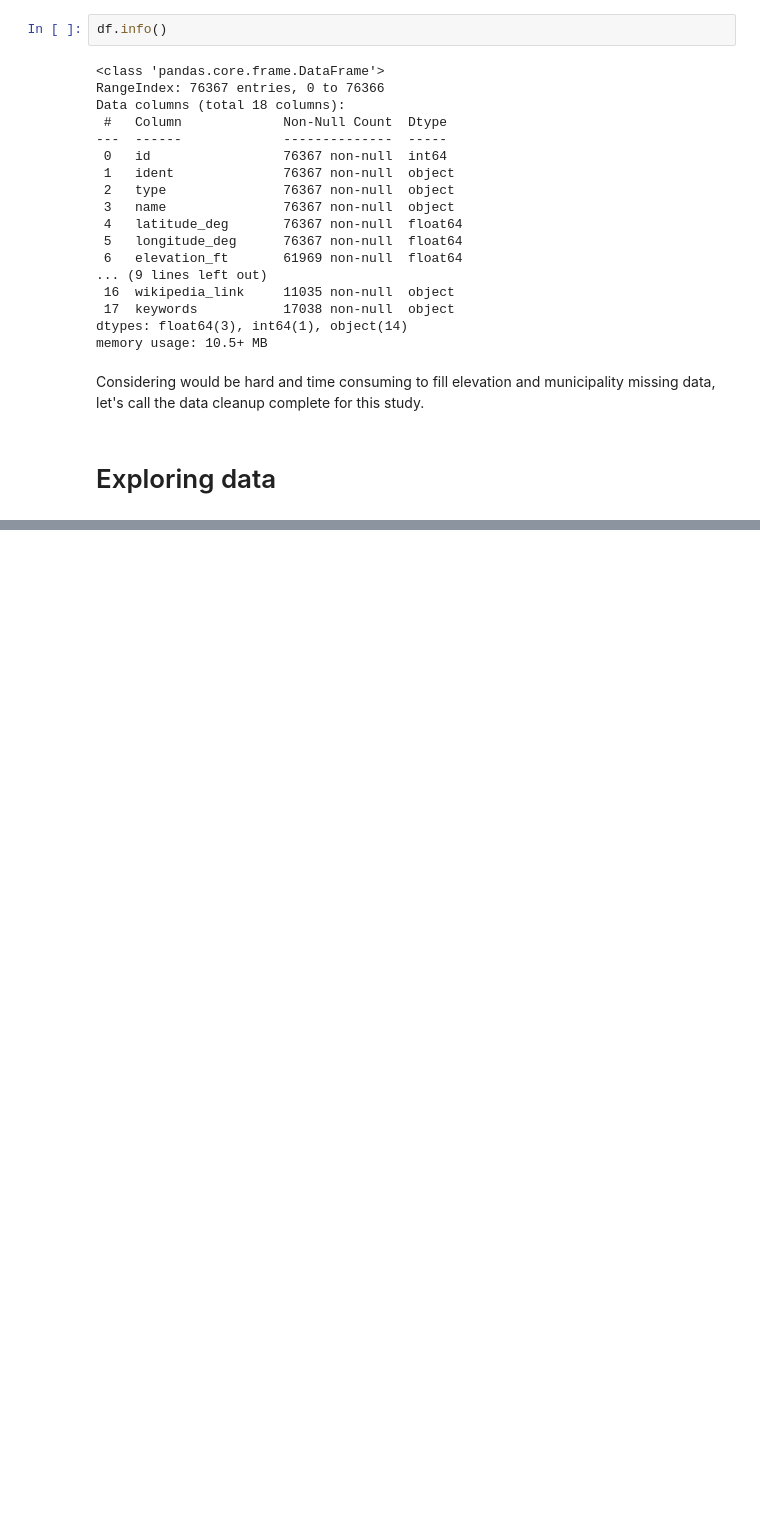
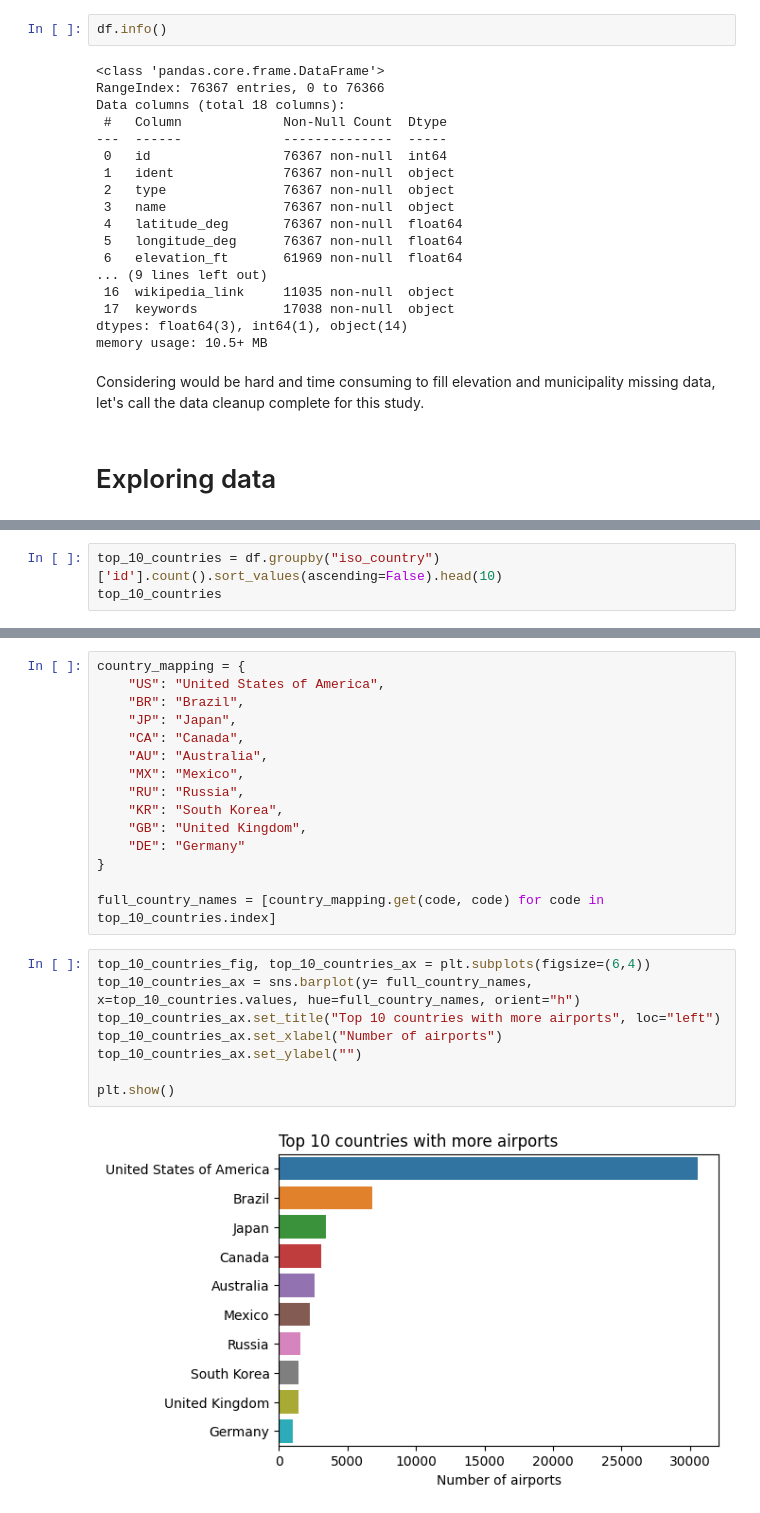
Before and after one commit to fernandowolff/worldwide-airports-dataset-analysis, a Jupyter notebook: worldwide-airports-analysis.ipynb, the cells around one changed output, grey strips where cells are left out. Cells and saved outputs as stored; diff of their text form; blank space fills up the shorter version.

```diff
--- a/worldwide-airports-analysis.ipynb
+++ b/worldwide-airports-analysis.ipynb
@@ -260,0 +298,3 @@ Considering would be hard and time consuming to fill elevation and municipality
+# %%
+top_10_countries = df.groupby("iso_country")['id'].count().sort_values(ascending=False).head(10)
+top_10_countries
@@ -260,0 +325,25 @@ Considering would be hard and time consuming to fill elevation and municipality
+# %%
+country_mapping = {
+    "US": "United States of America",
+    "BR": "Brazil",
+    "JP": "Japan",
+    "CA": "Canada",
+    "AU": "Australia",
+    "MX": "Mexico",
+    "RU": "Russia",
+    "KR": "South Korea",
+    "GB": "United Kingdom",
+    "DE": "Germany"
+}
+
+full_country_names = [country_mapping.get(code, code) for code in top_10_countries.index]
+# %%
+top_10_countries_fig, top_10_countries_ax = plt.subplots(figsize=(6,4))
+top_10_countries_ax = sns.barplot(y= full_country_names, x=top_10_countries.values, hue=full_country_names, orient="h")
+top_10_countries_ax.set_title("Top 10 countries with more airports", loc="left")
+top_10_countries_ax.set_xlabel("Number of airports")
+top_10_countries_ax.set_ylabel("")
+
+plt.show()
+# %% [output]
+[figure, added]
```
Also changed, not shown: parts of 21 cells of this notebook.
